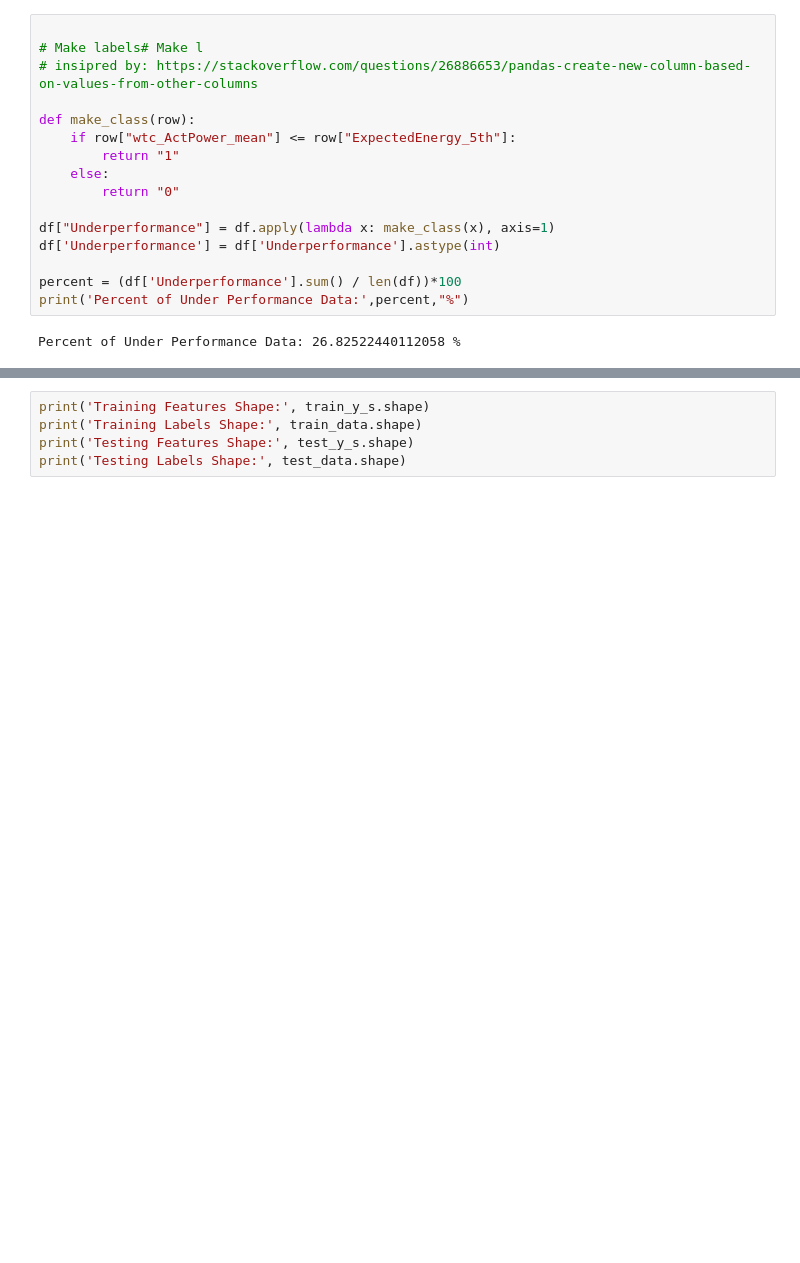
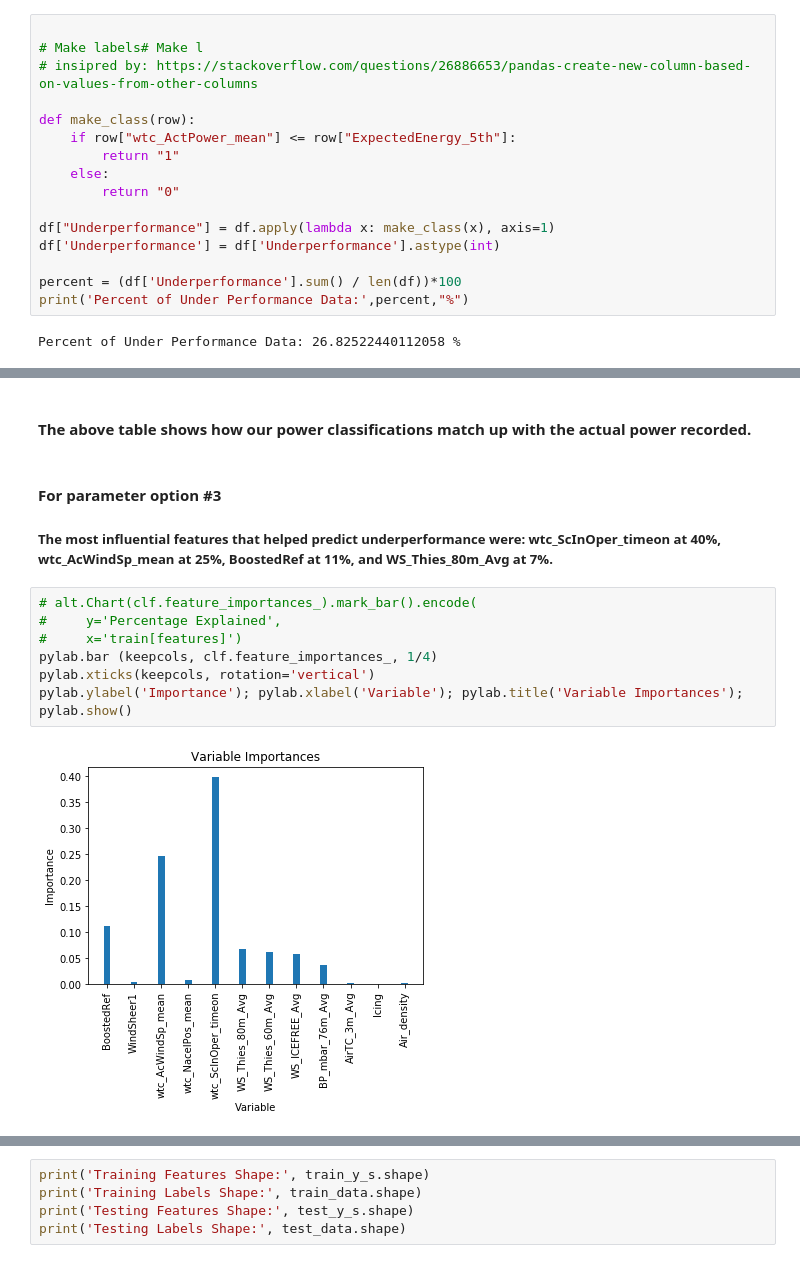
Before and after one commit to khthomas/Classificaiton_proj2, a Jupyter notebook: randomForest.ipynb, the cells around one changed output, grey strips where cells are left out. Cells and saved outputs as stored; diff of their text form; blank space fills up the shorter version.

```diff
--- a/randomForest.ipynb
+++ b/randomForest.ipynb
@@ -278,0 +572,15 @@ Index(['BoostedRef', 'WindSheer1', 'wtc_AcWindSp_mean', 'wtc_NacelPos_mean',
+# %% [markdown]
+#### The above table shows how our power classifications match up with the actual power recorded.
+# %% [markdown]
+#### For parameter option #3
+##### The most influential features that helped predict underperformance were: wtc_ScInOper_timeon at 40%, wtc_AcWindSp_mean at 25%, BoostedRef at 11%, and WS_Thies_80m_Avg at 7%.
+# %%
+# alt.Chart(clf.feature_importances_).mark_bar().encode(
+#     y='Percentage Explained',
+#     x='train[features]')
+pylab.bar (keepcols, clf.feature_importances_, 1/4)
+pylab.xticks(keepcols, rotation='vertical')
+pylab.ylabel('Importance'); pylab.xlabel('Variable'); pylab.title('Variable Importances');
+pylab.show()
+# %% [output]
+[figure, added]
```
Also changed, not shown: parts of 68 cells of this notebook.
